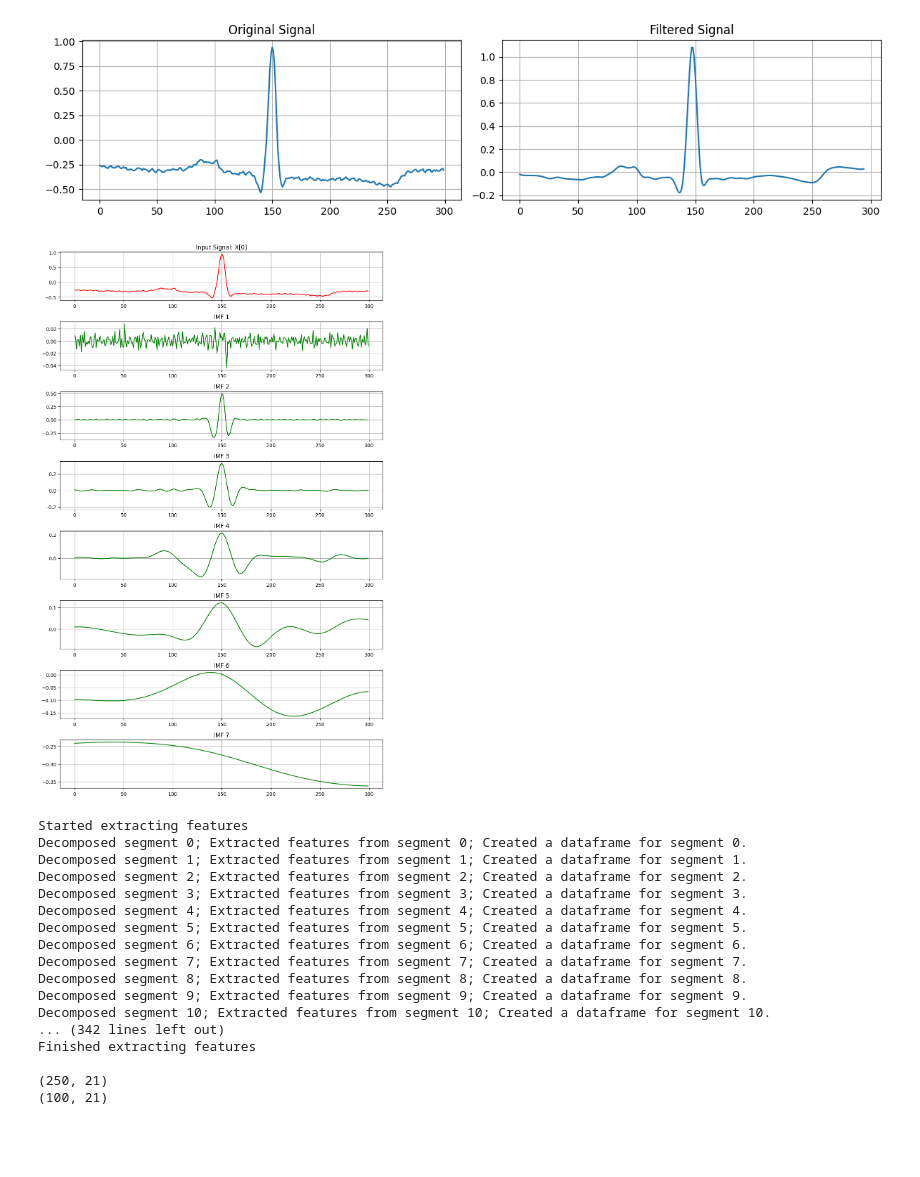
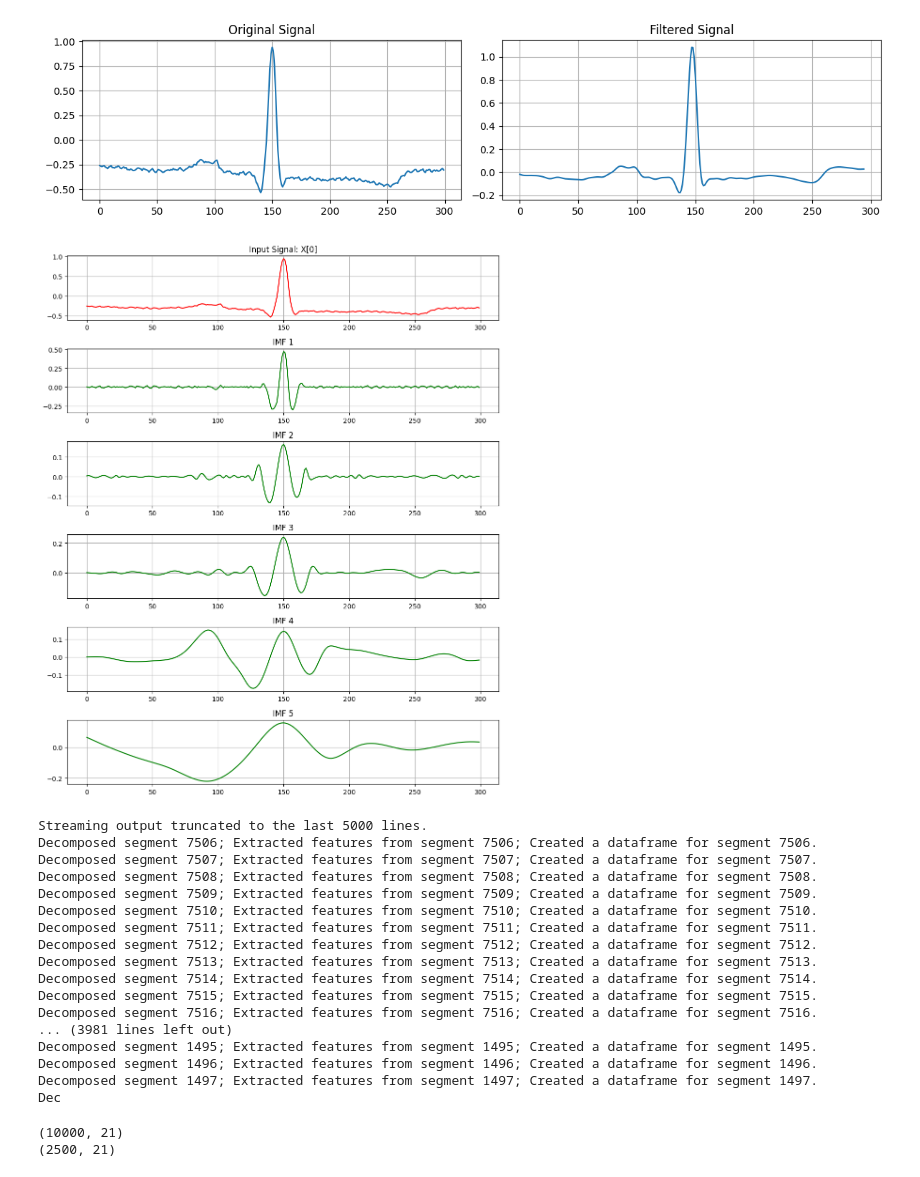
Before and after one commit to Tharusha-Sihan/BSP-Paper-Implementation, a Jupyter notebook: emd_eemd_svm.ipynb, the cells around one changed output. Drawn from its saved outputs; the diff is of its cells as text; code cells hidden in the pictures; blank space fills up the shorter version.

```diff
--- a/emd_eemd_svm.ipynb
+++ b/emd_eemd_svm.ipynb
@@ -312,25 +329,25 @@ plt.show()
 # %%
 # Execute EEMD on signal
-IMFs = eemd(X[0], max_imf=EEMD_IMFS)
+IMFs = emd(X[0], max_imf=EMD_IMFS)
 N = IMFs.shape[0] # Number of subplots
 
 plt.figure(figsize=(10, 2*N))  # Adjust the height based on the number of IMFs
 
 # Plot the input signal
 plt.subplot(N, 1, 1)
 plt.plot(X[0], "r")
 plt.title("Input Signal: X[0]")
 plt.grid(True)
 
 # Plot each IMF
 for n, imf in enumerate(IMFs[:-1]):
     plt.subplot(N, 1, n + 2)
     plt.plot(imf, "g")
     plt.title(f"IMF {n + 1}")
     plt.grid(True)
 
 # Show the plot
 plt.tight_layout()
 plt.show()
 # %% [output]
-[figure, old version]
+[figure, new version]
@@ -337,27 +359,30 @@ plt.show()
 # %%
 train_features_df = get_features_df(train, "emd")
 test_features_df = get_features_df(test, "emd")
-
-print(train_features_df.shape)
-print(test_features_df.shape)
 # %% [output]
-Started extracting features
-Decomposed segment 0; Extracted features from segment 0; Created a dataframe for segment 0.
-Decomposed segment 1; Extracted features from segment 1; Created a dataframe for segment 1.
-Decomposed segment 2; Extracted features from segment 2; Created a dataframe for segment 2.
-Decomposed segment 3; Extracted features from segment 3; Created a dataframe for segment 3.
-Decomposed segment 4; Extracted features from segment 4; Created a dataframe for segment 4.
-Decomposed segment 5; Extracted features from segment 5; Created a dataframe for segment 5.
-Decomposed segment 6; Extracted features from segment 6; Created a dataframe for segment 6.
-Decomposed segment 7; Extracted features from segment 7; Created a dataframe for segment 7.
-Decomposed segment 8; Extracted features from segment 8; Created a dataframe for segment 8.
-Decomposed segment 9; Extracted features from segment 9; Created a dataframe for segment 9.
-Decomposed segment 10; Extracted features from segment 10; Created a dataframe for segment 10.
-... (342 lines left out)
-Finished extracting features
-
-(250, 21)
-(100, 21)
+Streaming output truncated to the last 5000 lines.
+Decomposed segment 7506; Extracted features from segment 7506; Created a dataframe for segment 7506.
+Decomposed segment 7507; Extracted features from segment 7507; Created a dataframe for segment 7507.
+Decomposed segment 7508; Extracted features from segment 7508; Created a dataframe for segment 7508.
+Decomposed segment 7509; Extracted features from segment 7509; Created a dataframe for segment 7509.
+Decomposed segment 7510; Extracted features from segment 7510; Created a dataframe for segment 7510.
+Decomposed segment 7511; Extracted features from segment 7511; Created a dataframe for segment 7511.
+Decomposed segment 7512; Extracted features from segment 7512; Created a dataframe for segment 7512.
+Decomposed segment 7513; Extracted features from segment 7513; Created a dataframe for segment 7513.
+Decomposed segment 7514; Extracted features from segment 7514; Created a dataframe for segment 7514.
+Decomposed segment 7515; Extracted features from segment 7515; Created a dataframe for segment 7515.
+Decomposed segment 7516; Extracted features from segment 7516; Created a dataframe for segment 7516.
+... (3981 lines left out)
+Decomposed segment 1495; Extracted features from segment 1495; Created a dataframe for segment 1495.
+Decomposed segment 1496; Extracted features from segment 1496; Created a dataframe for segment 1496.
+Decomposed segment 1497; Extracted features from segment 1497; Created a dataframe for segment 1497.
+Dec
+# %%
+print(train_features_df.shape)
+print(test_features_df.shape)
+# %% [output]
+(10000, 21)
+(2500, 21)
 # %%
 train_features_df.head()
 # %% [output]
```
Also changed, not shown: parts of 15 cells of this notebook.
